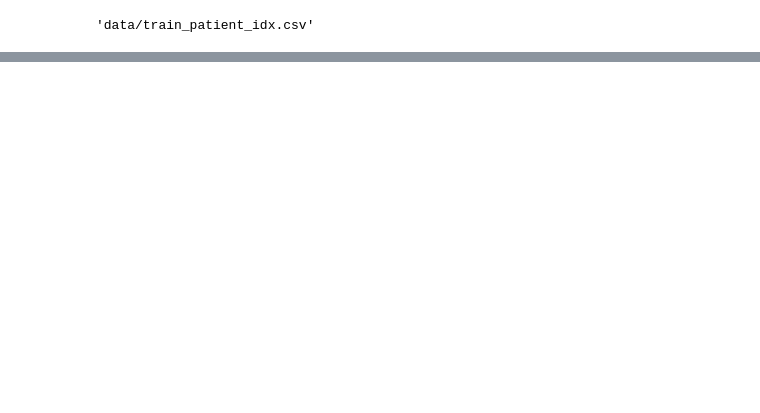
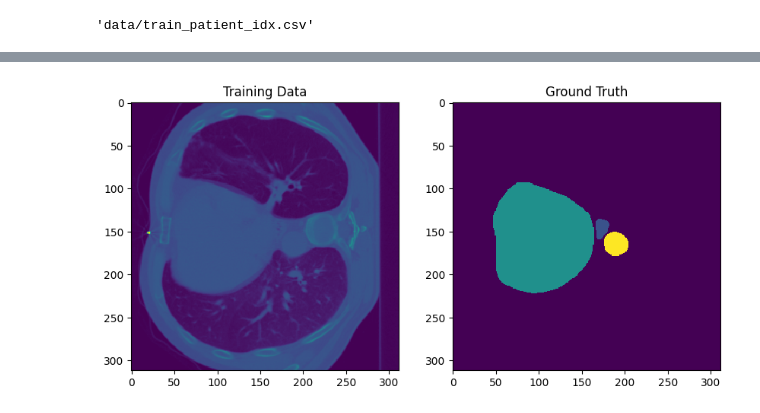
Before and after one commit to jakekirsch/ecs271-finalproject, a Jupyter notebook: load_data.ipynb, the cells around one changed output, grey strips where cells are left out. Drawn from its saved outputs; the diff is of its cells as text; code cells hidden in the pictures; blank space fills up the shorter version.

Commit message:
Add center crop

```diff
--- a/load_data.ipynb
+++ b/load_data.ipynb
@@ -78,0 +54,6 @@ torch.Size([1, 2, 324, 324])
+# %%
+from torchvision.transforms import v2
+
+center_crop = v2.CenterCrop(312)
+
+center_crop(X).shape
@@ -78,0 +72,5 @@ torch.Size([1, 2, 324, 324])
+# %%
+
+plot_XY(center_crop(X), center_crop(Y))
+# %% [output]
+[figure, added]
```
Also changed, not shown: parts of 5 cells of this notebook, 2 other files.
